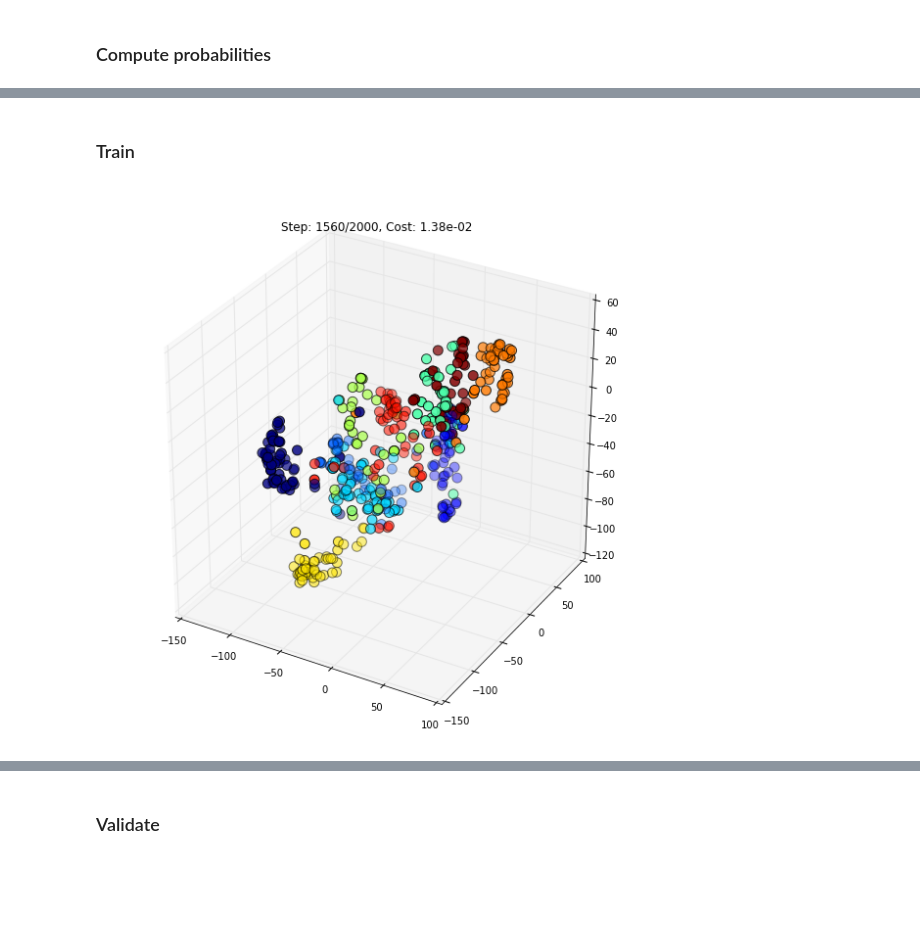
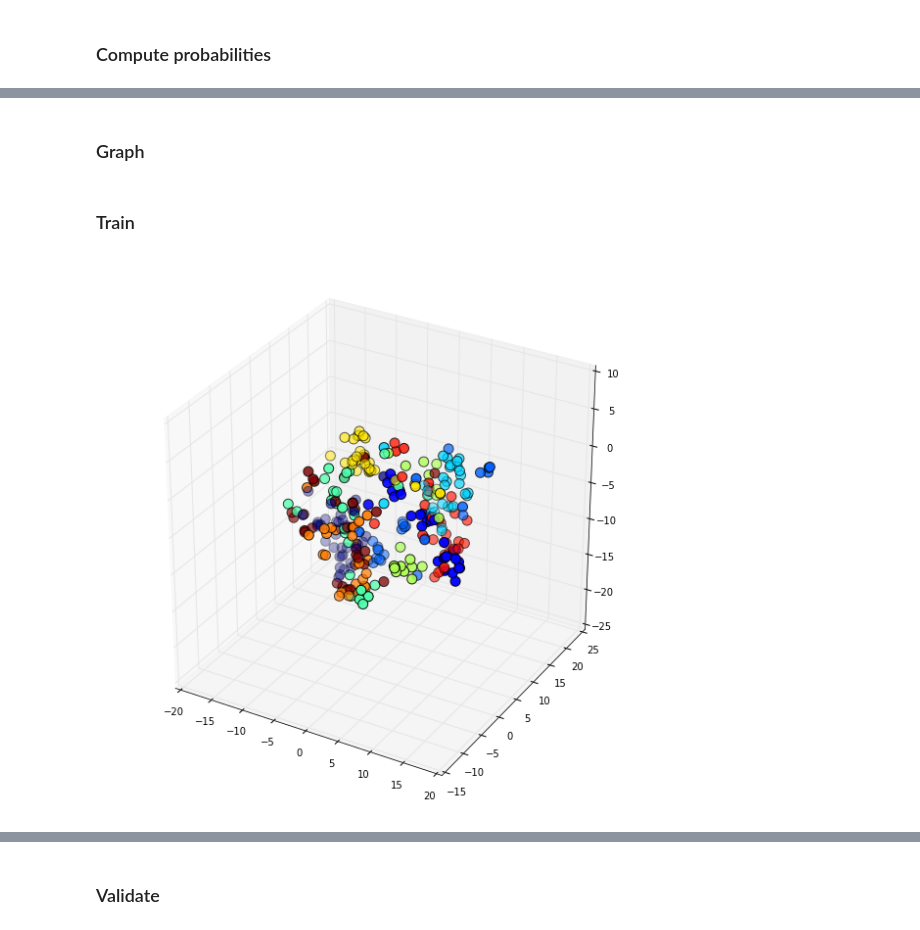
Before and after one commit to RomanKoshelev/deepcoins, a Jupyter notebook: tsne_tensorflow.ipynb, the cells around one changed output, grey strips where cells are left out. Cells and saved outputs as stored; diff of their text form; code cells hidden in the pictures; blank space fills up the shorter version.

```diff
--- a/tsne_tensorflow.ipynb
+++ b/tsne_tensorflow.ipynb
@@ -12,6 +12,6 @@ from IPython.display import clear_output
 # %% [markdown]
 ## Parameters
 # %%
-ndata = 3000 # 3000
+ndata = 300 # 3000
 image_shape = [28,28,1]
 image_size = np.prod(image_shape)
@@ -121,8 +122,8 @@ def clip(x, vmax = 1-1e-10, vmin = 1e-10):
 sq_dist= np.zeros([ndata, ndata])
 for i in range(ndata):
     clear_output(True)
-    print("Compute distance: %.1f%% ..." % ((i+1)/ndata*100))
+    print("Computing distances: %.1f%% ..." % ((i+1)/ndata*100))
     for j in range(ndata):
-        sq_dist[i][j] = np.sum(np.square(train['image'][i]-train['image'][j]))
+        sq_dist[i][j] = np.sum(np.square(train_images[i]-train_images[j]))
 print('Done.')
 # %% [output]
@@ -234,42 +243,61 @@ def ConvNet(inputs, inp_shape, out_dim):
         l = tf.layers.dense(l, units=200, activation=tf.nn.relu)
         l = tf.layers.dense(l, units=out_dim)
         return l
+# %% [markdown]
+### Graph
 # %%
 batch_size = ndata
-x = tf.placeholder(dtype = tf.float32, shape = [batch_size, image_size], name = 'image')
+learning_rate = 3e-4
 
-with tf.device("/gpu:0"):
-    # embeds = Perceptron(inputs=x, out_dim=3)
-    embeds = ConvNet(inputs=x, inp_shape=image_shape, out_dim=3)
-cost = t_sne(embeds)*10000
-run_train = tf.train.AdamOptimizer(3e-4).minimize(cost)
+# TODO: use small batches
+
+image_pl = tf.placeholder(dtype = tf.float32, shape = [batch_size, image_size], name = 'image_pl')
+embed_op = ConvNet(inputs=image_pl, inp_shape=image_shape, out_dim=3)
+cost = t_sne(embed_op)*10000
+train_op = tf.train.AdamOptimizer(learning_rate).minimize(cost)
 # %% [markdown]
 ### Train
 # %%
 %%time
 train_steps = 2000
 log_every = 10
 
 cost_tract = []
 sess= tf.Session()
 sess.run(tf.global_variables_initializer())
 
+def plot_train_batch(images, labels, title=None):
+    PlotEmbeddedDataset3d(
+        images,
+        labels,
+        sess,
+        embed_op,
+        500,
+        title)
+
 try:
     for step in range(train_steps):
-        _, c = sess.run([run_train, cost], feed_dict={x : train['image']})
+        b_images = train_images[:batch_size]
+        b_labels = train_labels[:batch_size]
+
+        _, c = sess.run([train_op, cost], feed_dict={
+            image_pl : b_images
+        })
         cost_tract.append(c)
+
         if step%log_every == log_every - 1:
+            clear_output(True)
             progress = "Step: %d/%d, Cost: %.2e" % (step+1, train_steps, c)
-            PlotEmbedding3d(mnist.train, title=progress, npoint=500)
-            clear_output(True)
+            plot_train_batch(b_images, b_labels, progress)
             plt.show()
 except KeyboardInterrupt:
     pass
+
 clear_output(True)
-PlotEmbedding3d(mnist.train, npoint=500);
+plot_train_batch(b_images, b_labels)
 plt.show()
-plt.plot(cost_tract)
-plt.show()
+#plt.plot(cost_tract)
+#plt.show()
 print(progress)
 # %% [output]
-[figure, old version]
+[figure, new version]
```
Also changed, not shown: parts of 13 cells of this notebook.
